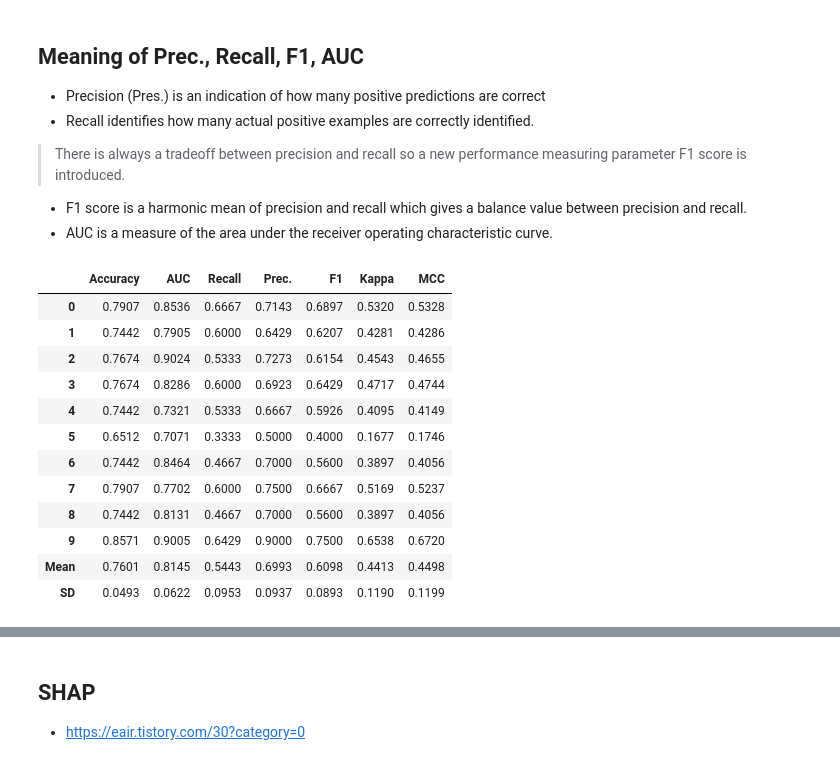
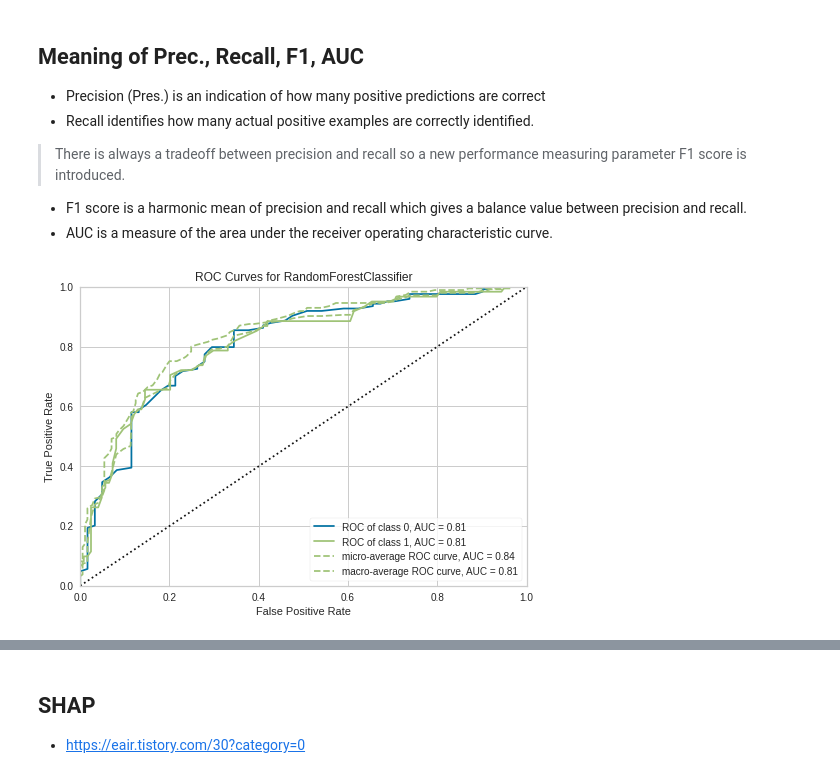
Before and after one commit to joung-jaeeun/pdm20, a Jupyter notebook: py-tensorflow/DL4-autoML/diabetes_autoML_df_df2.ipynb, the cells around one changed output, grey strips where cells are left out. Cells and saved outputs as stored; diff of their text form; code cells hidden in the pictures.

```diff
--- a/py-tensorflow/DL4-autoML/diabetes_autoML_df_df2.ipynb
+++ b/py-tensorflow/DL4-autoML/diabetes_autoML_df_df2.ipynb
@@ -338,19 +328,7 @@ predictions are correct
 # %%
 current_model = 'rf'  # lightgbm
 model = create_model(current_model, fold =10)
-# plot_model(model)
+plot_model(model)
 # %% [output]
-|  | Accuracy | AUC | Recall | Prec. | F1 | Kappa | MCC |
-| 0 | 0.7907 | 0.8536 | 0.6667 | 0.7143 | 0.6897 | 0.5320 | 0.5328 |
-| 1 | 0.7442 | 0.7905 | 0.6000 | 0.6429 | 0.6207 | 0.4281 | 0.4286 |
-| 2 | 0.7674 | 0.9024 | 0.5333 | 0.7273 | 0.6154 | 0.4543 | 0.4655 |
-| 3 | 0.7674 | 0.8286 | 0.6000 | 0.6923 | 0.6429 | 0.4717 | 0.4744 |
-| 4 | 0.7442 | 0.7321 | 0.5333 | 0.6667 | 0.5926 | 0.4095 | 0.4149 |
-| 5 | 0.6512 | 0.7071 | 0.3333 | 0.5000 | 0.4000 | 0.1677 | 0.1746 |
-| 6 | 0.7442 | 0.8464 | 0.4667 | 0.7000 | 0.5600 | 0.3897 | 0.4056 |
-| 7 | 0.7907 | 0.7702 | 0.6000 | 0.7500 | 0.6667 | 0.5169 | 0.5237 |
-| 8 | 0.7442 | 0.8131 | 0.4667 | 0.7000 | 0.5600 | 0.3897 | 0.4056 |
-| 9 | 0.8571 | 0.9005 | 0.6429 | 0.9000 | 0.7500 | 0.6538 | 0.6720 |
-| Mean | 0.7601 | 0.8145 | 0.5443 | 0.6993 | 0.6098 | 0.4413 | 0.4498 |
-| SD | 0.0493 | 0.0622 | 0.0953 | 0.0937 | 0.0893 | 0.1190 | 0.1199 |
+[figure, added]
 # %%
```
Also changed, not shown: parts of 17 cells of this notebook.
